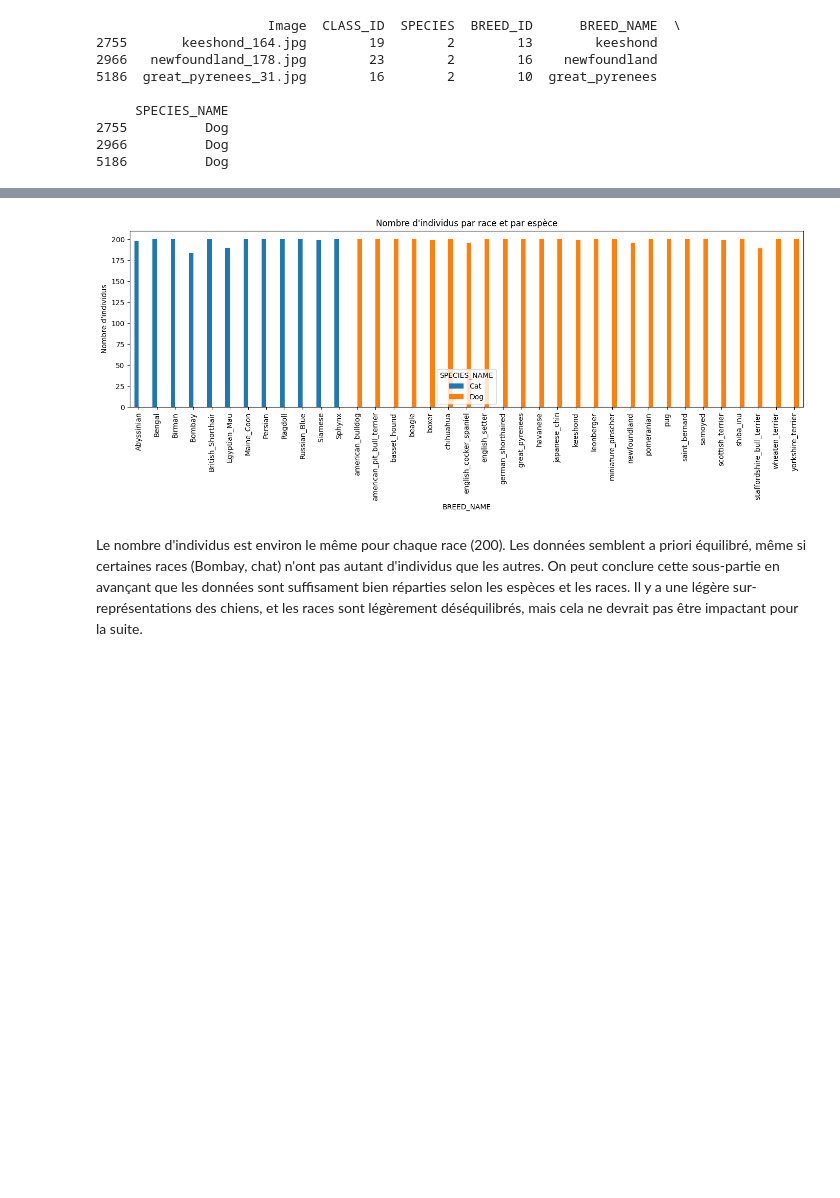
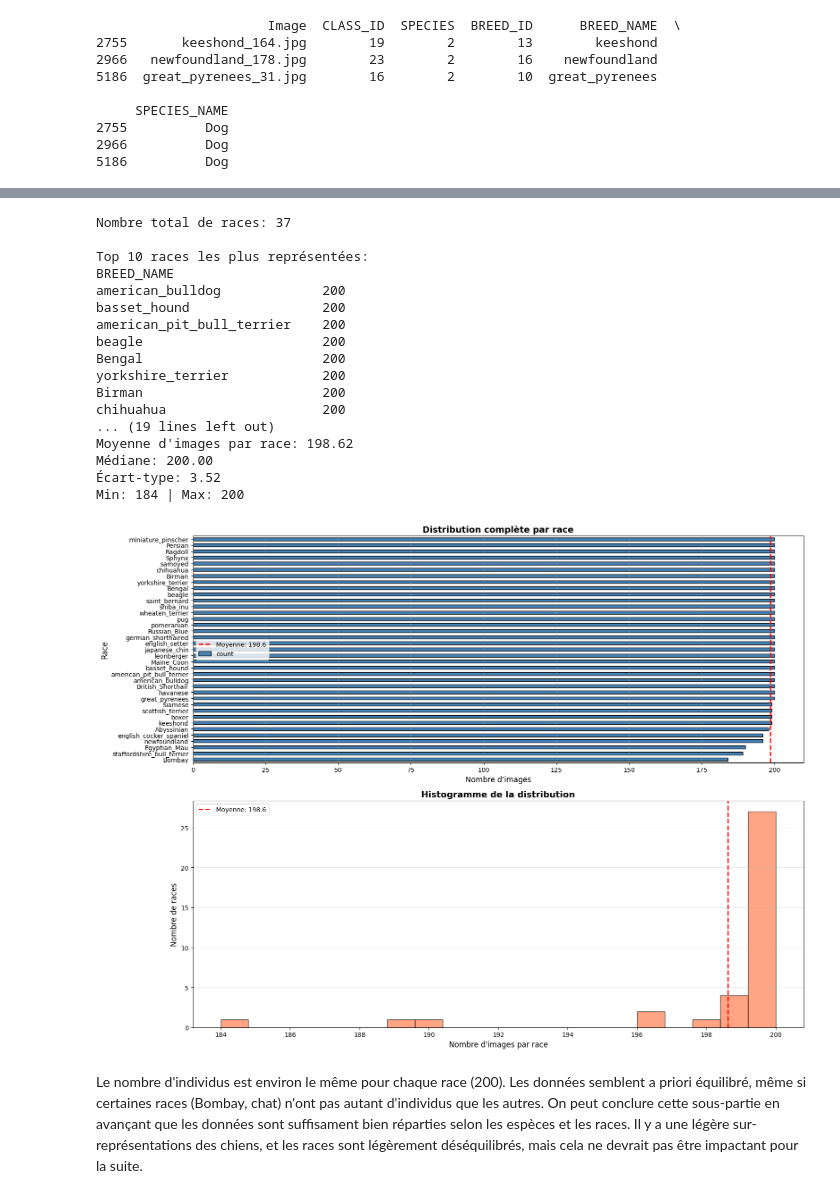
Before and after one commit to albanevergnes/HDDL, a Jupyter notebook: Rapport_Projet1.ipynb, the cells around one changed output, grey strips where cells are left out. Cells and saved outputs as stored; diff of their text form; code cells hidden in the pictures; blank space fills up the shorter version.

```diff
--- a/Rapport_Projet1.ipynb
+++ b/Rapport_Projet1.ipynb
@@ -98,24 +120,62 @@ plt.show()
 # %%
-pivot = pd.pivot_table(
-    df,
-    index="BREED_NAME",
-    columns="SPECIES_NAME",
-    values="Image",
-    aggfunc="count"
-)
+breed_counts = df["BREED_NAME"].value_counts().sort_values(ascending=False)
+print(f"\nNombre total de races: {len(breed_counts)}")
+print(f"\nTop 10 races les plus représentées:")
+print(breed_counts.head(10))
+print(f"\nTop 10 races les moins représentées:")
+print(breed_counts.tail(10))
 
-pivot.plot(
-    kind="bar",
-    figsize=(14, 6)
-)
+# Statistiques
+print(f"\n📈 Statistiques:")
+print(f"Moyenne d'images par race: {breed_counts.mean():.2f}")
+print(f"Médiane: {breed_counts.median():.2f}")
+print(f"Écart-type: {breed_counts.std():.2f}")
+print(f"Min: {breed_counts.min()} | Max: {breed_counts.max()}")
 
-plt.ylabel("Nombre d'individus")
-plt.title("Nombre d'individus par race et par espèce")
-plt.xticks(rotation=90)
+# Visualisation complète
+fig, axes = plt.subplots(2, 1, figsize=(16, 12))
+
+# Toutes les races
+breed_counts.sort_values().plot(kind='barh', ax=axes[0], color='steelblue', edgecolor='black')
+axes[0].set_title('Distribution complète par race', fontsize=14, weight='bold')
+axes[0].set_xlabel('Nombre d\'images', fontsize=12)
+axes[0].set_ylabel('Race', fontsize=12)
+axes[0].axvline(x=breed_counts.mean(), color='red', linestyle='--',
+                linewidth=2, label=f'Moyenne: {breed_counts.mean():.1f}')
+axes[0].legend()
+axes[0].grid(axis='x', alpha=0.3)
+
+# Histogramme de la distribution
+axes[1].hist(breed_counts, bins=20, color='coral', edgecolor='black', alpha=0.7)
+axes[1].set_title('Histogramme de la distribution', fontsize=14, weight='bold')
+axes[1].set_xlabel('Nombre d\'images par race', fontsize=12)
+axes[1].set_ylabel('Nombre de races', fontsize=12)
+axes[1].axvline(x=breed_counts.mean(), color='red', linestyle='--',
+                linewidth=2, label=f'Moyenne: {breed_counts.mean():.1f}')
+axes[1].legend()
+axes[1].grid(axis='y', alpha=0.3)
+
 plt.tight_layout()
 plt.show()
 # %% [output]
+Nombre total de races: 37
+
+Top 10 races les plus représentées:
+BREED_NAME
+american_bulldog             200
+basset_hound                 200
+american_pit_bull_terrier    200
+beagle                       200
+Bengal                       200
+yorkshire_terrier            200
+Birman                       200
+chihuahua                    200
+... (19 lines left out)
+Moyenne d'images par race: 198.62
+Médiane: 200.00
+Écart-type: 3.52
+Min: 184 | Max: 200
-[figure, old version]
+[figure, new version]
 # %% [markdown]
 Le nombre d'individus est environ le même pour chaque race (200). Les données semblent a priori équilibré,  même si certaines races (Bombay, chat) n'ont pas autant d'individus que les autres.
 On peut conclure cette sous-partie en avançant que les données sont suffisament bien réparties selon les espèces et les races. Il y a une légère sur-représentations des chiens, et les races sont légèrement déséquilibrés, mais cela ne devrait pas être impactant pour la suite.
```
Also changed, not shown: parts of 46 cells of this notebook, 1 other file.
